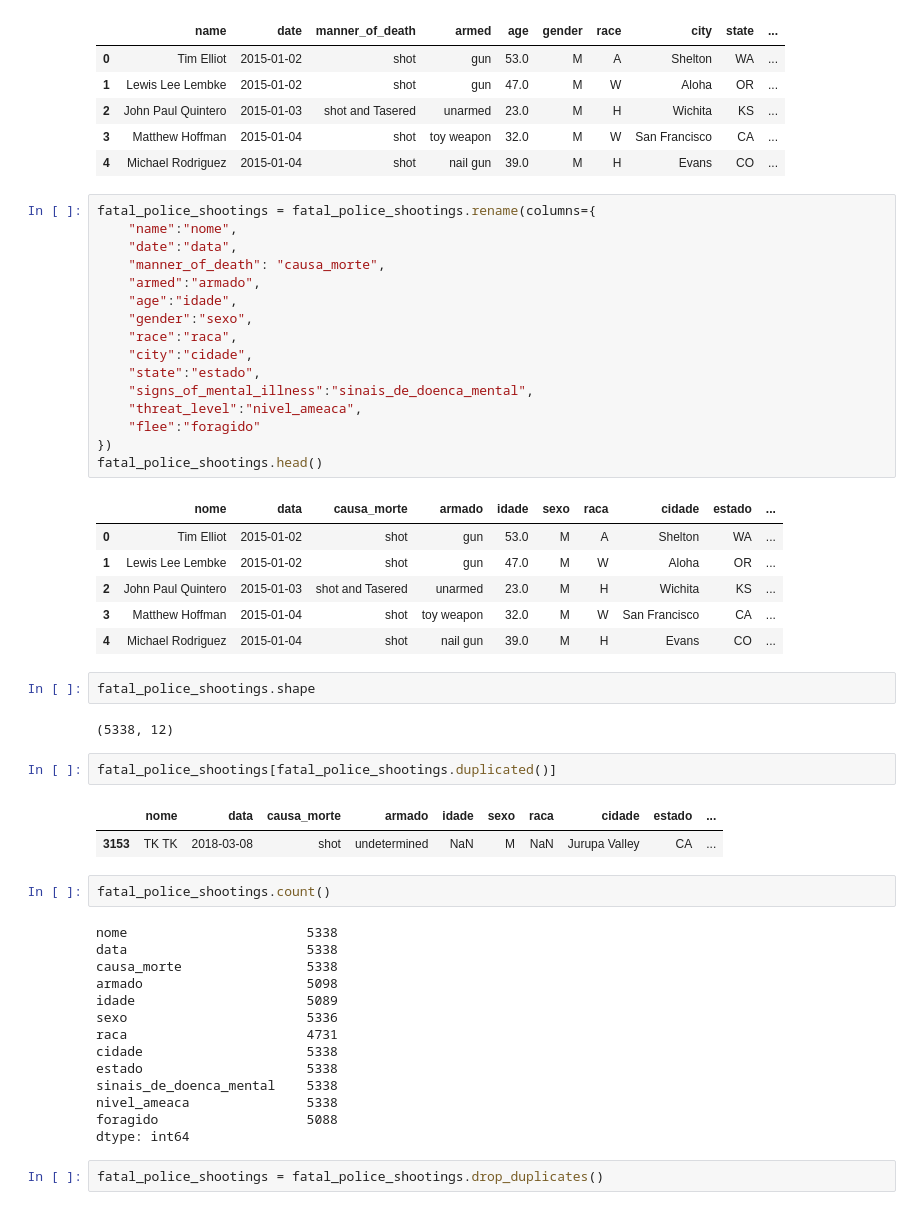
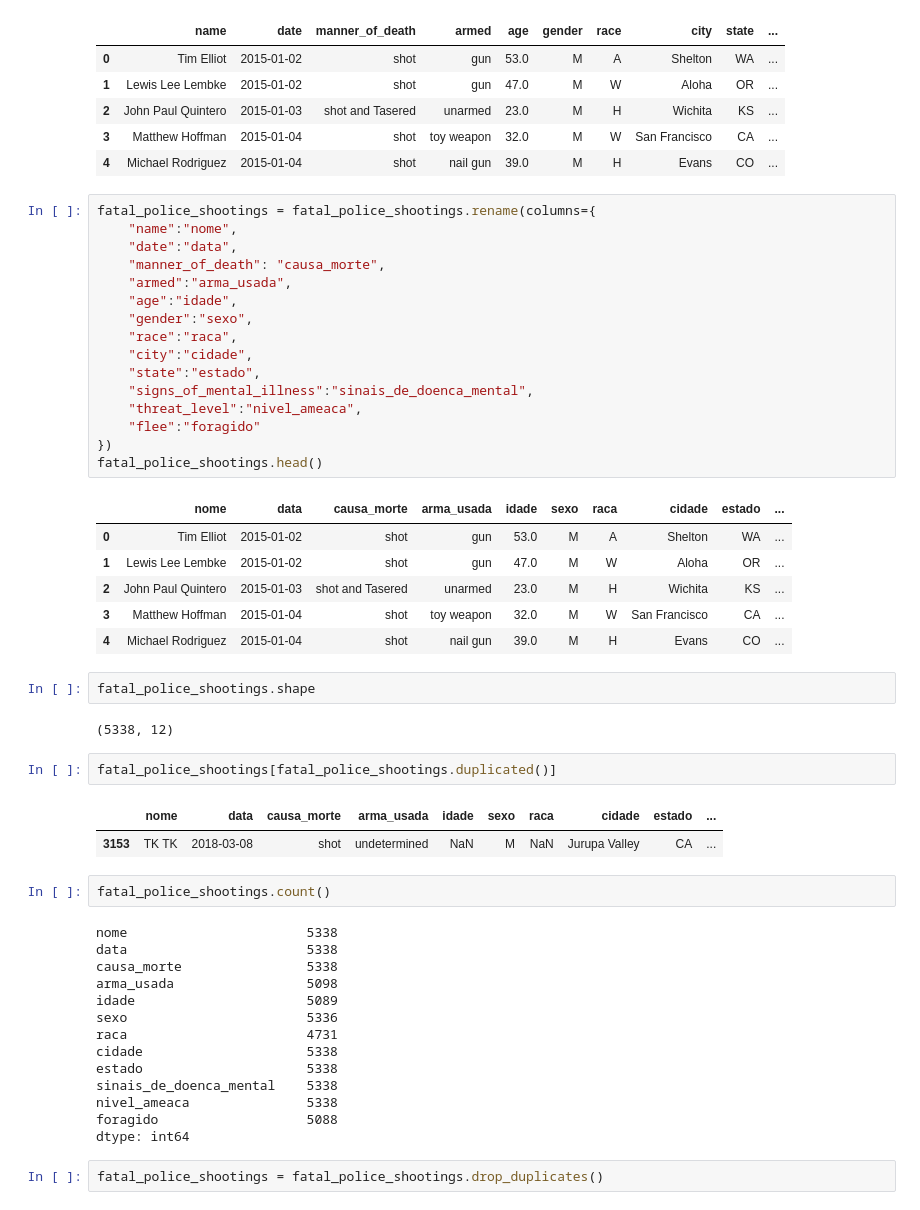
Before and after one commit to matheusrodriguesf/fata-police-shootings-project-ml, a Jupyter notebook: EDA.ipynb, the cells around one changed output. Drawn from its saved outputs; the diff is of its cells as text.

```diff
--- a/EDA.ipynb
+++ b/EDA.ipynb
@@ -55,21 +55,21 @@ fatal_police_shootings.head(5)
 # %%
 fatal_police_shootings = fatal_police_shootings.rename(columns={
     "name":"nome",
     "date":"data",
     "manner_of_death": "causa_morte",
-    "armed":"armado",
+    "armed":"arma_usada",
     "age":"idade",
     "gender":"sexo",
     "race":"raca",
     "city":"cidade",
     "state":"estado",
     "signs_of_mental_illness":"sinais_de_doenca_mental",
     "threat_level":"nivel_ameaca",
     "flee":"foragido"
 })
 fatal_police_shootings.head()
 # %% [output]
-|  | nome | data | causa_morte | armado | idade | sexo | raca | cidade | estado | ... |
+|  | nome | data | causa_morte | arma_usada | idade | sexo | raca | cidade | estado | ... |
 | 0 | Tim Elliot | 2015-01-02 | shot | gun | 53.0 | M | A | Shelton | WA | ... |
 | 1 | Lewis Lee Lembke | 2015-01-02 | shot | gun | 47.0 | M | W | Aloha | OR | ... |
 | 2 | John Paul Quintero | 2015-01-03 | shot and Tasered | unarmed | 23.0 | M | H | Wichita | KS | ... |
@@ -82,7 +82,7 @@ fatal_police_shootings.shape
 # %%
 fatal_police_shootings[fatal_police_shootings.duplicated()]
 # %% [output]
-|  | nome | data | causa_morte | armado | idade | sexo | raca | cidade | estado | ... |
+|  | nome | data | causa_morte | arma_usada | idade | sexo | raca | cidade | estado | ... |
 | 3153 | TK TK | 2018-03-08 | shot | undetermined | NaN | M | NaN | Jurupa Valley | CA | ... |
 # %%
 fatal_police_shootings.count()
@@ -90,7 +90,7 @@ fatal_police_shootings.count()
 nome                       5338
 data                       5338
 causa_morte                5338
-armado                     5098
+arma_usada                 5098
 idade                      5089
 sexo                       5336
 raca                       4731
```
Also changed, not shown: parts of 24 cells of this notebook.
